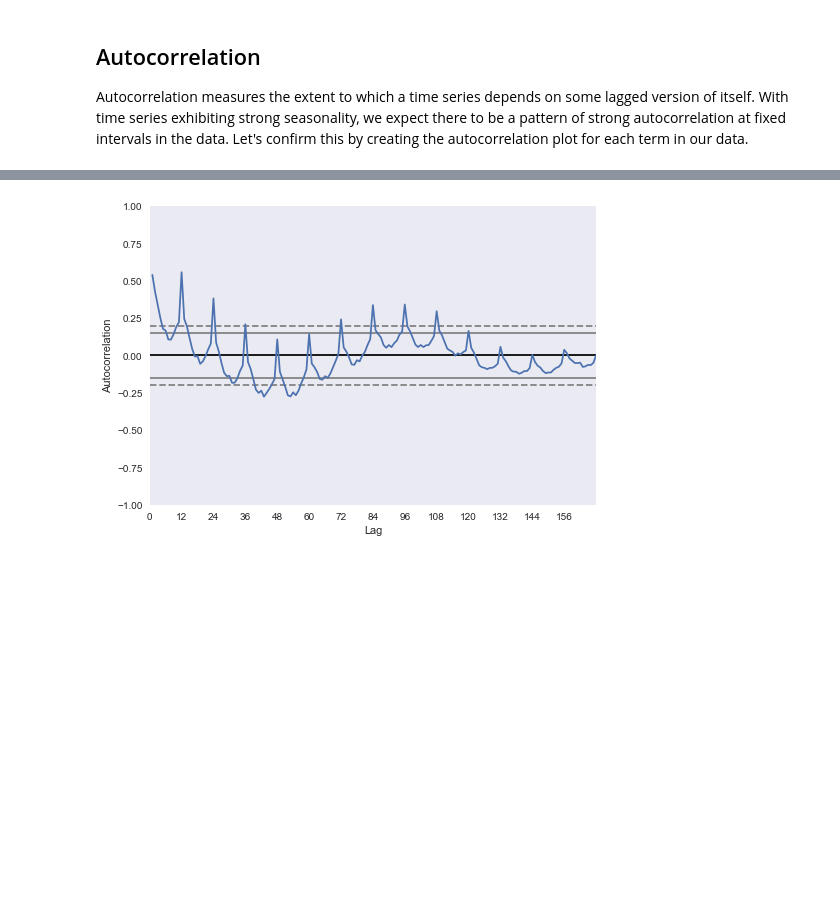
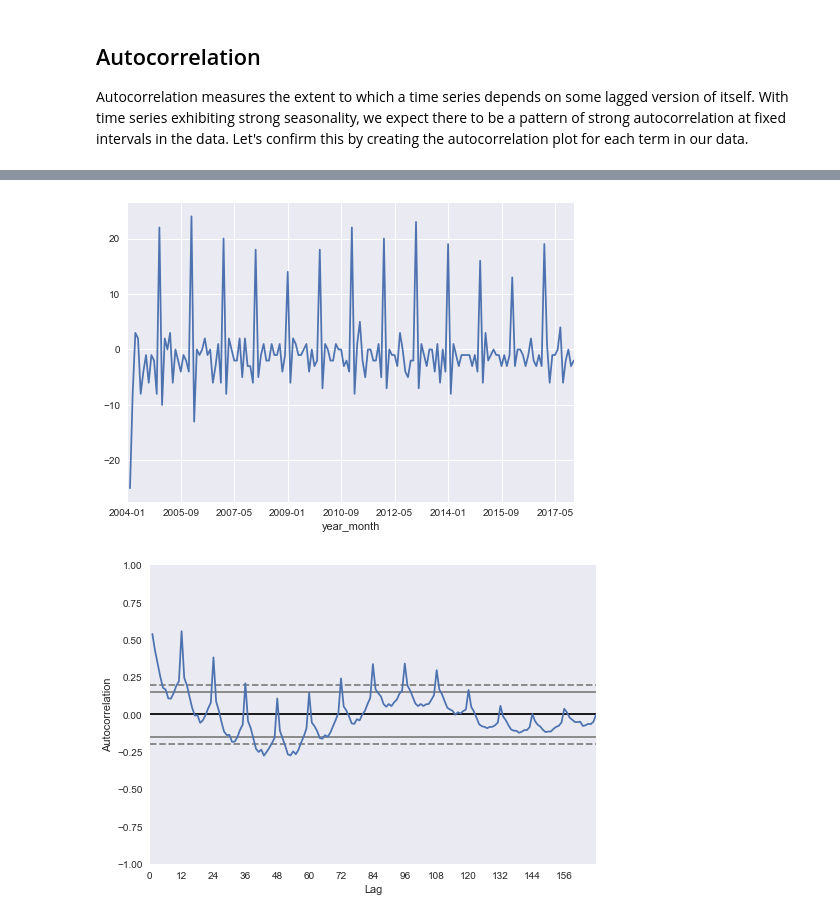
Before and after one commit to palpen/time_series_using_python, a Jupyter notebook: time_series_analysis.ipynb, the cells around one changed output, grey strips where cells are left out. Cells and saved outputs as stored; diff of their text form; code cells hidden in the pictures; blank space fills up the shorter version.

```diff
--- a/time_series_analysis.ipynb
+++ b/time_series_analysis.ipynb
@@ -270,3 +146,7 @@ def xticks_year():
+# %%
+df['diet'].diff().plot();
+# %% [output]
+[figure, added]
 # %%
 pd.plotting.autocorrelation_plot(df['diet']);
 xticks_year()
```
Also changed, not shown: parts of 40 cells of this notebook.
